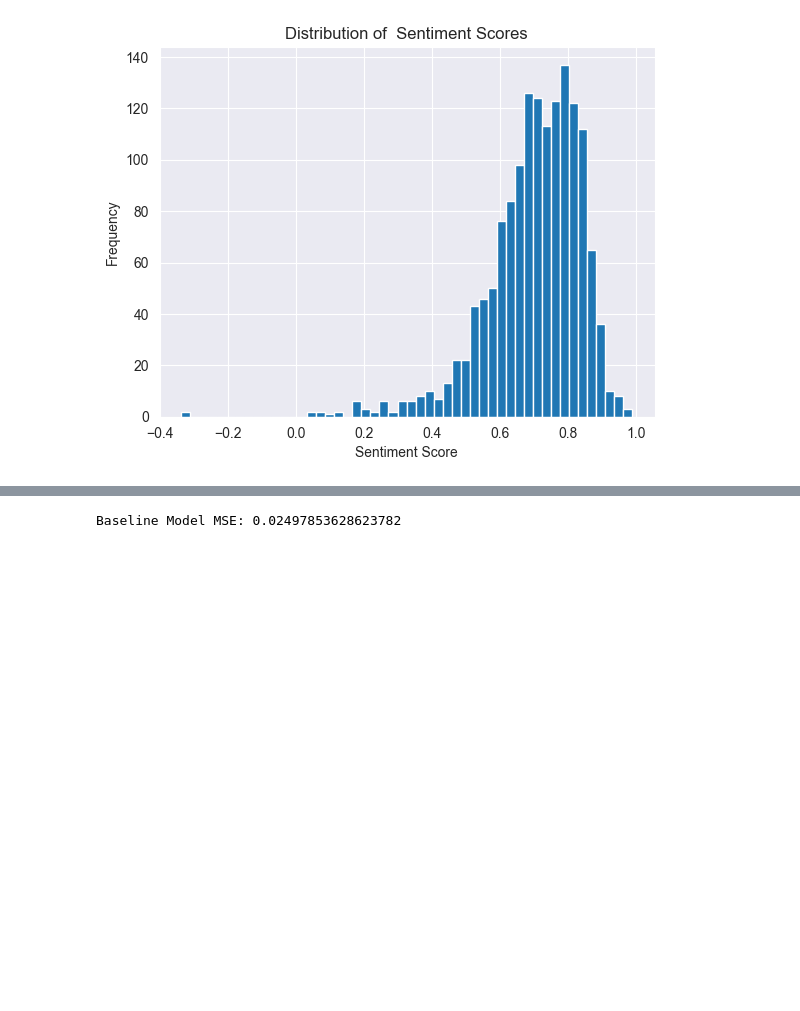
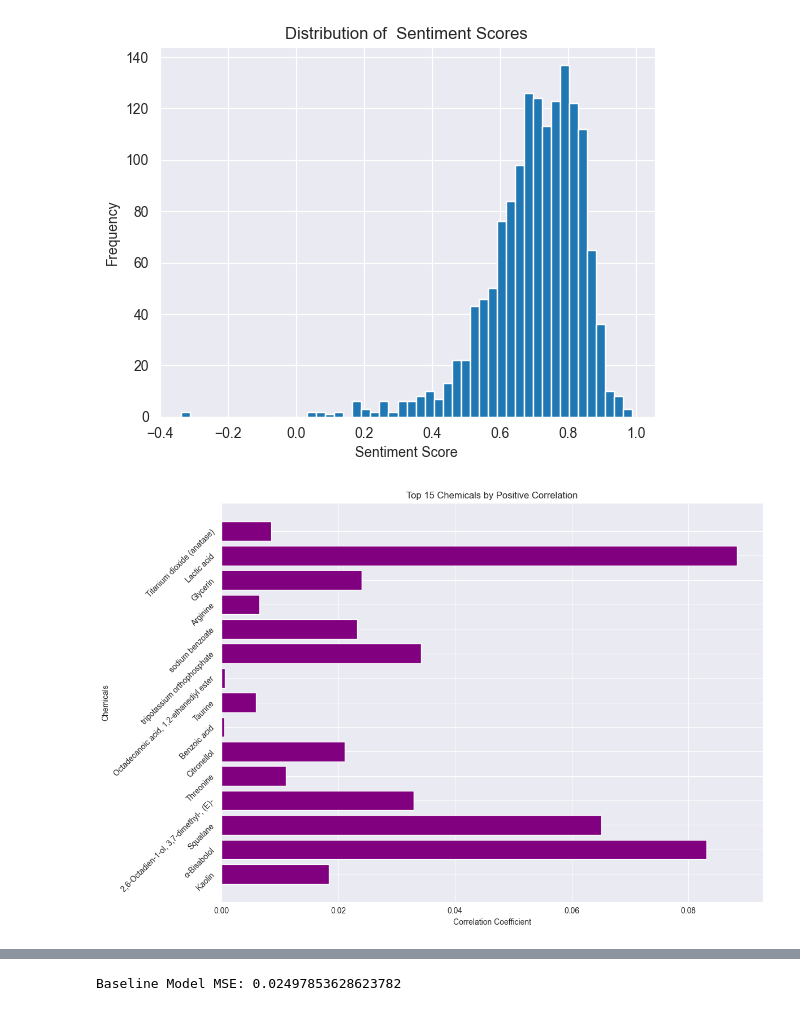
Before and after one commit to mullapudirohith/Sephora-Sentiment-Analysis, a Jupyter notebook: main/DS4B.ipynb, the cells around one changed output, grey strips where cells are left out. Cells and saved outputs as stored; diff of their text form; code cells hidden in the pictures; blank space fills up the shorter version.

Commit message:
Histogram for chemical and sentiment correlation added.

```diff
--- a/main/DS4B.ipynb
+++ b/main/DS4B.ipynb
@@ -546,3 +546,23 @@ plt.ylabel('Frequency')
 plt.show()
 # %% [output]
 [figure]
+# %%
+data = encoded_df
+
+chemical_features = data.columns[2:]
+sentiment_scores = data['average_sentiment']
+# %%
+correlations = data[chemical_features].apply(lambda x: np.corrcoef(x, sentiment_scores)[0, 1])
+correlation_df = pd.DataFrame({'Chemical': chemical_features, 'Correlation': correlations})
+# %%
+top_15_correlations = correlation_df[correlation_df['Correlation'] > 0].head(15)
+plt.figure(figsize=(12, 8))
+plt.barh(top_15_correlations['Chemical'], top_15_correlations['Correlation'], color='purple')
+plt.title('Top 15 Chemicals by Positive Correlation')
+plt.xlabel('Correlation Coefficient')
+plt.ylabel('Chemicals')
+plt.yticks(rotation=45)
+plt.tight_layout()
+plt.show()
+# %% [output]
+[figure, added]
```
Also changed, not shown: parts of 1 cell of this notebook, 1 other file.
